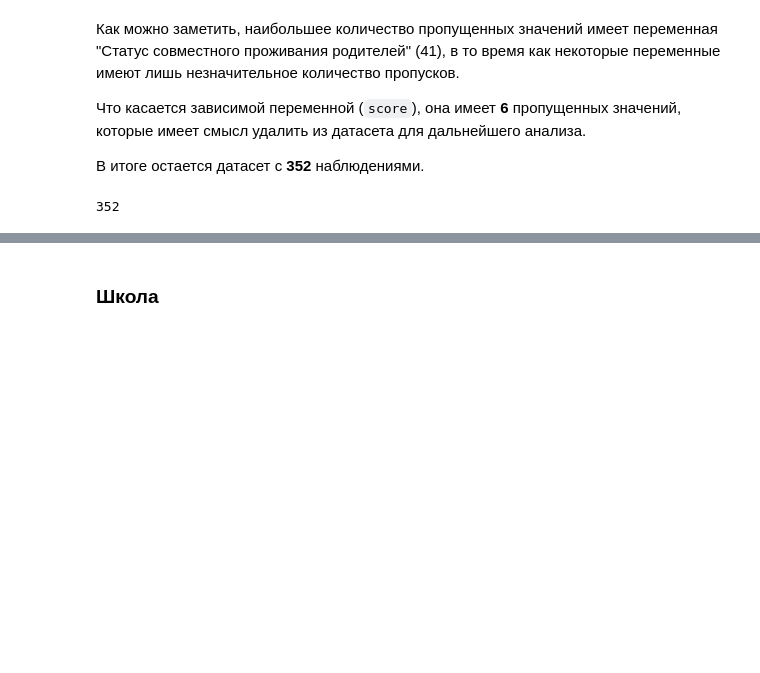
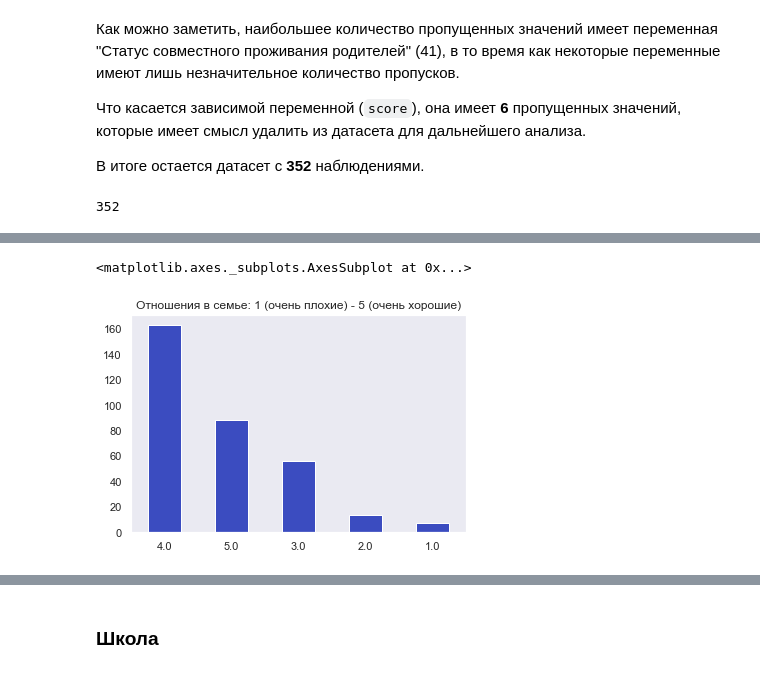
Before and after one commit to Ksenia-Bochkareva/Module_2, a Jupyter notebook: Module_2.ipynb, the cells around one changed output, grey strips where cells are left out. Drawn from its saved outputs; the diff is of its cells as text; code cells hidden in the pictures; blank space fills up the shorter version.

```diff
--- a/Module_2.ipynb
+++ b/Module_2.ipynb
@@ -155,0 +298,9 @@ Text(0.5, 0, 'Диапазон баллов')
+# %%
+new_df['famrel'].value_counts().plot(kind = 'bar',
+                              grid = False,
+                              colormap = 'coolwarm',
+                              title = 'Отношения в семье: 1 (очень плохие) - 5 (очень хорошие)',
+                              rot=0)
+# %% [output]
+<matplotlib.axes._subplots.AxesSubplot at 0x...>
+[figure, added]
```
Also changed, not shown: parts of 252 cells of this notebook.
